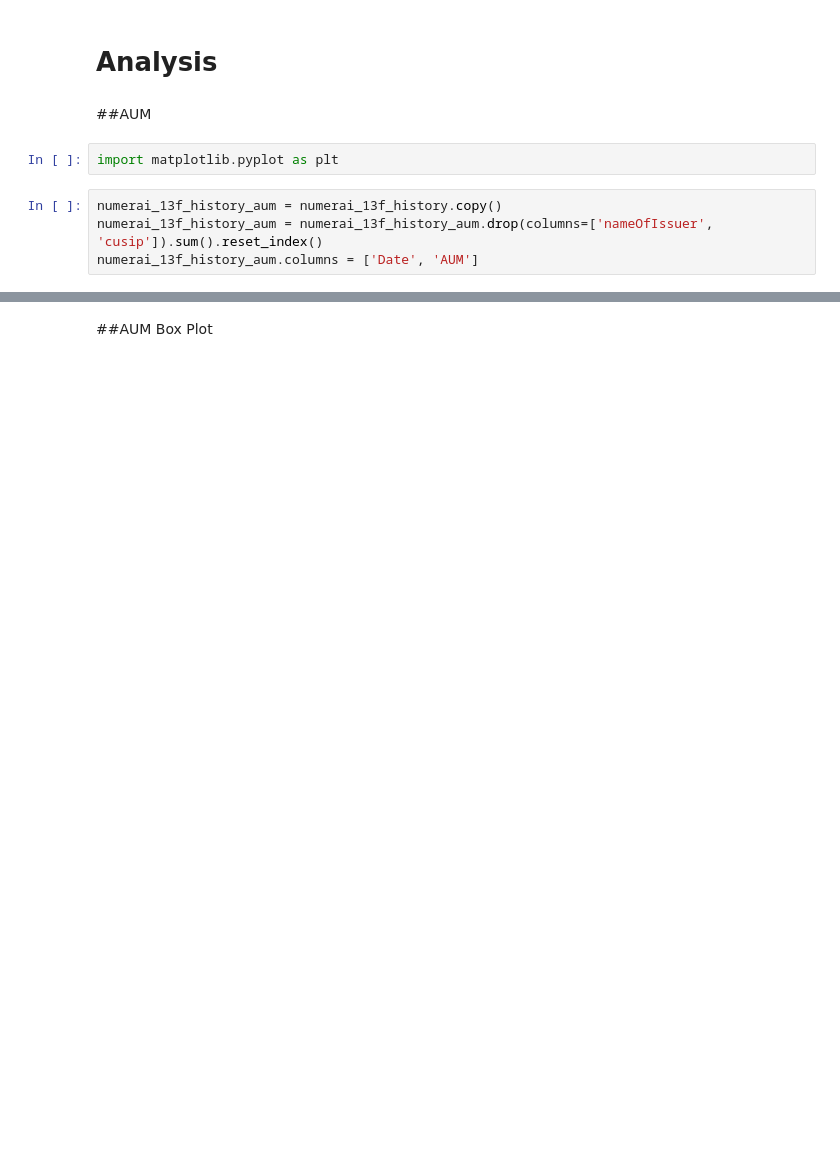
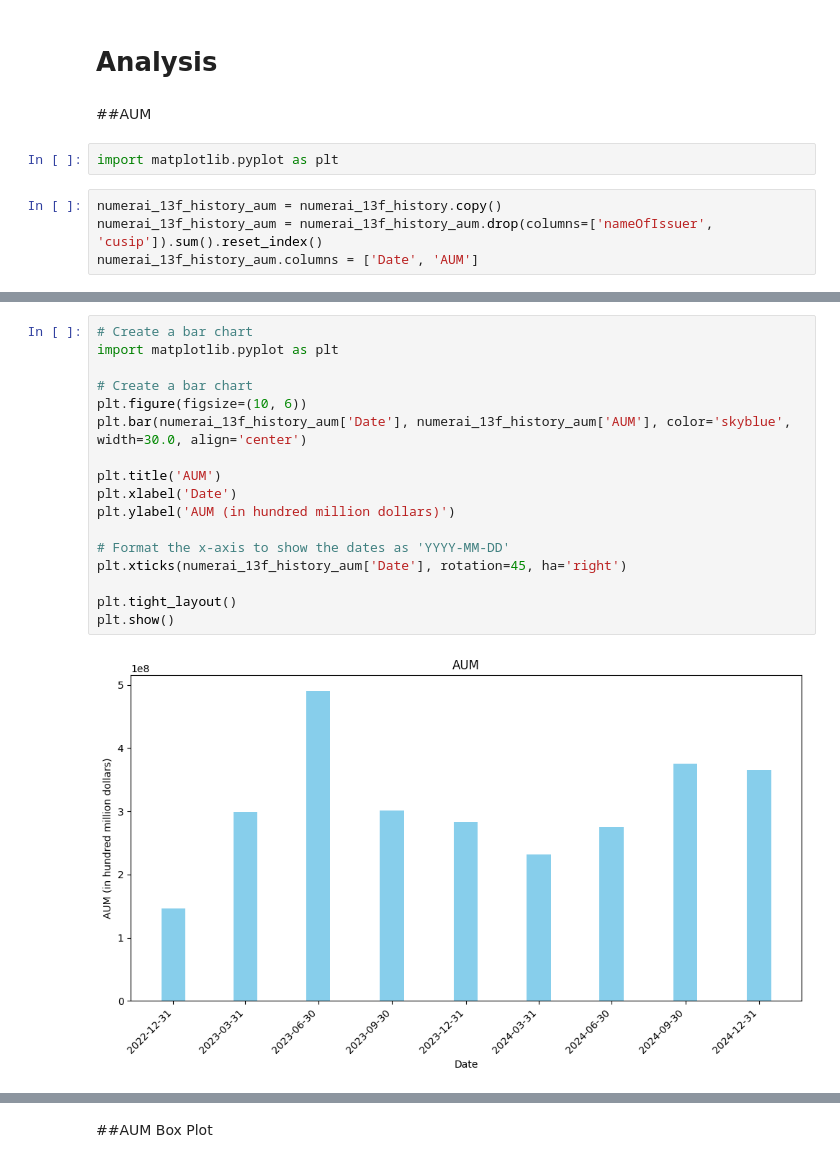
Before and after one commit to Kei-Sanada/Holdings-of-Numerai-GP-LLC, a Jupyter notebook: Analysis_Numerai_GP.ipynb, the cells around one changed output, grey strips where cells are left out. Drawn from its saved outputs; the diff is of its cells as text; blank space fills up the shorter version.

```diff
--- a/Analysis_Numerai_GP.ipynb
+++ b/Analysis_Numerai_GP.ipynb
@@ -48,0 +51,19 @@ plt.show()
+# %%
+# Create a bar chart
+import matplotlib.pyplot as plt
+
+# Create a bar chart
+plt.figure(figsize=(10, 6))
+plt.bar(numerai_13f_history_aum['Date'], numerai_13f_history_aum['AUM'], color='skyblue', width=30.0, align='center')
+
+plt.title('AUM')
+plt.xlabel('Date')
+plt.ylabel('AUM (in hundred million dollars)')
+
+# Format the x-axis to show the dates as 'YYYY-MM-DD'
+plt.xticks(numerai_13f_history_aum['Date'], rotation=45, ha='right')
+
+plt.tight_layout()
+plt.show()
+# %% [output]
+[figure, added]
```
Also changed, not shown: parts of 9 cells of this notebook.
